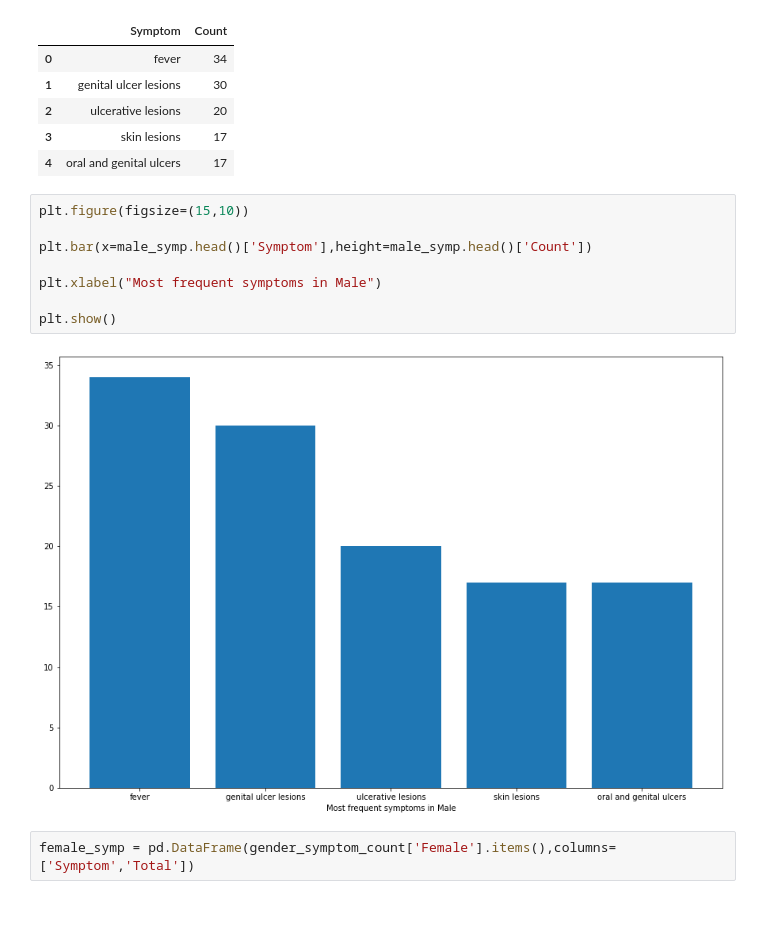
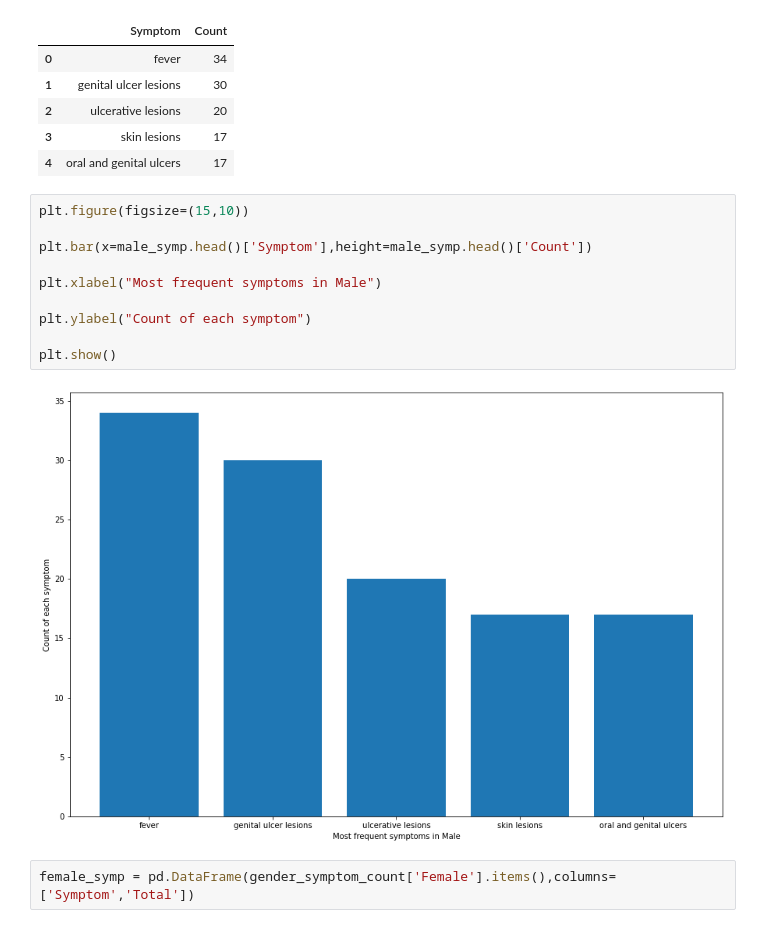
Before and after one commit to mohantyaditya/MonkeyPoxDataAnalysis, a Jupyter notebook: eda.ipynb, the cells around one changed output. Saved outputs shown, nothing was run; the diff lists cells and outputs as text.

```diff
--- a/eda.ipynb
+++ b/eda.ipynb
@@ -480,13 +480,15 @@ male_symp.head()
 # %%
 plt.figure(figsize=(15,10))
 
 plt.bar(x=male_symp.head()['Symptom'],height=male_symp.head()['Count'])
 
 plt.xlabel("Most frequent symptoms in Male")
 
+plt.ylabel("Count of each symptom")
+
 plt.show()
 # %% [output]
-[figure, old version]
+[figure, new version]
 # %%
 female_symp = pd.DataFrame(gender_symptom_count['Female'].items(),columns=['Symptom','Total'])
 # %%
```
